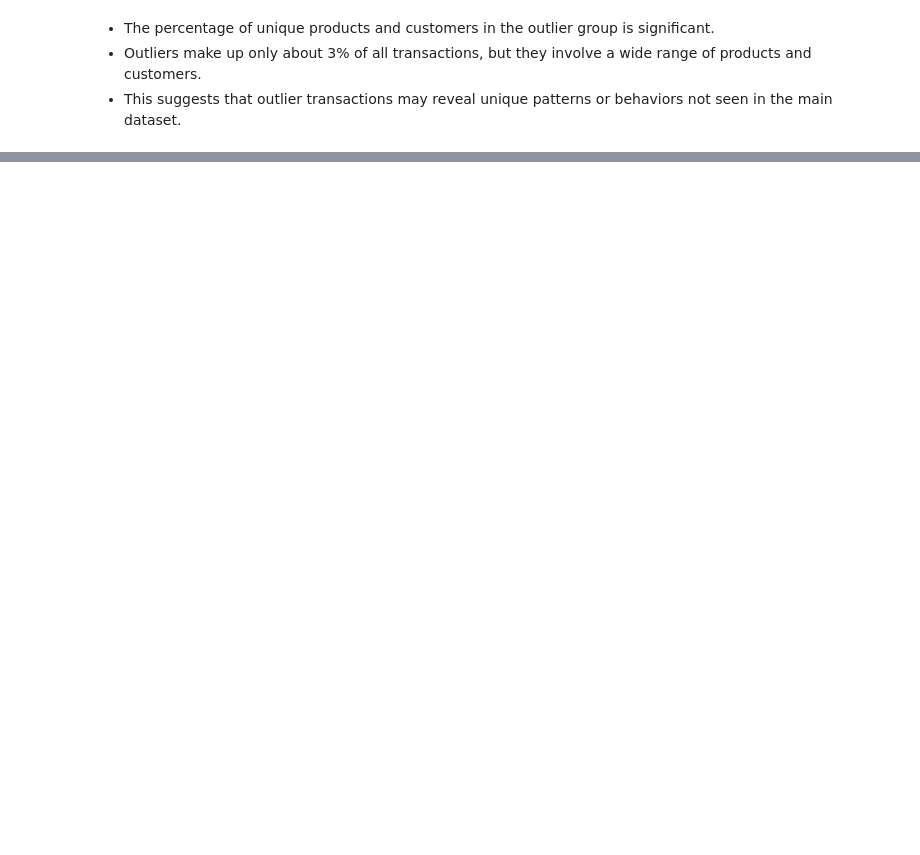
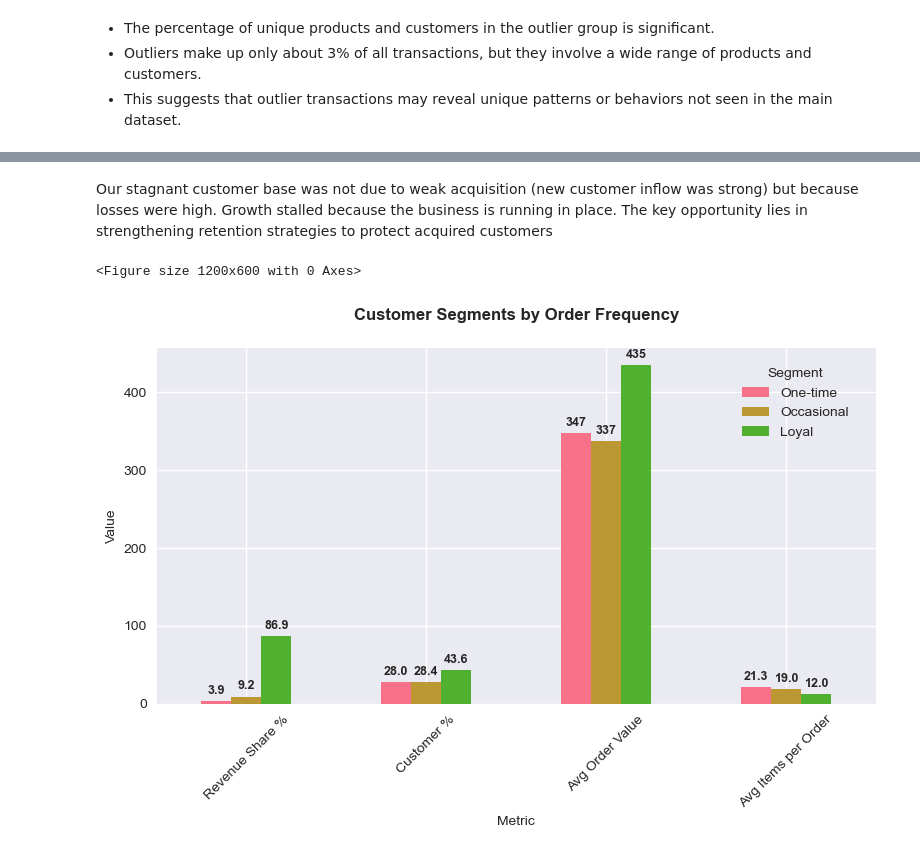
Before and after one commit to esemsc-rap24/retail-forecast-retention, a Jupyter notebook: retail_business_analysis.ipynb, the cells around one changed output, grey strips where cells are left out. Drawn from its saved outputs; the diff is of its cells as text; code cells hidden in the pictures; blank space fills up the shorter version.

```diff
--- a/retail_business_analysis.ipynb
+++ b/retail_business_analysis.ipynb
@@ -1186,0 +610,74 @@ Strong business case with excellent ROI and manageable risk
+# %% [markdown]
+Our stagnant customer base was not due to weak acquisition (new customer inflow was strong) but because losses were high. Growth stalled because the business is running in place. The key opportunity lies in strengthening retention strategies to protect acquired customers
+# %%
+# limit to 2010 and 2011
+df_filtered = df_clean[df_clean['order_date'].dt.year.isin([2010, 2011])]
+
+# Create customer segments based on order frequency
+customer_segments = df_filtered.groupby('customer_id').agg({
+    'order_id': 'nunique',
+    'total_amount': 'sum',
+    'product_id': 'nunique'
+}).reset_index()
+
+# Order Frequency Segments
+customer_segments['frequency_segment'] = pd.cut(
+    customer_segments['order_id'],
+    bins=[0, 1, 3, float('inf')],
+    labels=['One-time', 'Occasional', 'Loyal'],
+    right=True
+)
+
+# Calculate metrics for each segment type
+def get_segment_metrics(segment_col):
+        # Revenue share
+    revenue_share = customer_segments.groupby(segment_col)['total_amount'].sum()
+    revenue_share_pct = (revenue_share / revenue_share.sum() * 100).round(1)
+
+    # Customer count
+    customer_count = customer_segments[segment_col].value_counts()
+    customer_pct = (customer_count / len(customer_segments) * 100).round(1)
+
+    # Average order value
+    avg_order_value = (revenue_share / customer_segments.groupby(segment_col)['order_id'].sum()).round(2)
+
+    # Average unique items per order
+    avg_items = customer_segments.groupby(segment_col)['product_id'].sum()/customer_segments.groupby(segment_col)['order_id'].sum()
+
+    metrics_df = pd.DataFrame({
+        'Revenue Share %': revenue_share_pct,
+        'Customer %': customer_pct,
+        'Avg Order Value': avg_order_value,
+        'Avg Items per Order': avg_items
+    })
+
+    return metrics_df
+
+# Create single plot with wider dimensions
+plt.figure(figsize=(12, 6))
+
+# Plot Order Frequency Segments
+freq_metrics = get_segment_metrics('frequency_segment')
+freq_metrics_transposed = freq_metrics.transpose()
+ax = freq_metrics_transposed.plot(kind='bar')
+plt.title('Customer Segments by Order Frequency', pad=20, fontsize=12, fontweight='bold')
+plt.ylabel('Value', fontsize=10)
+plt.xlabel('Metric', fontsize=10)
+plt.xticks(rotation=45)
+plt.legend(title='Segment', loc='upper right', bbox_to_anchor=(0.98, 0.98))
+
+# Add data labels with formatting
+for container in ax.containers:
+    ax.bar_label(container, fmt=lambda x: f'{x:,.1f}' if x < 100 else f'{x:,.0f}',
+                 padding=3, fontsize=9, fontweight='bold')
+
+plt.tight_layout()
+plt.show()
+
+# Print detailed metrics
+print("\nOrder Frequency Segment Metrics:")
+print("-" * 50)
+print(freq_metrics.round(2))
+# %% [output]
+<Figure size 1200x600 with 0 Axes>
+[figure, added]
```
Also changed, not shown: parts of 52 cells of this notebook.
